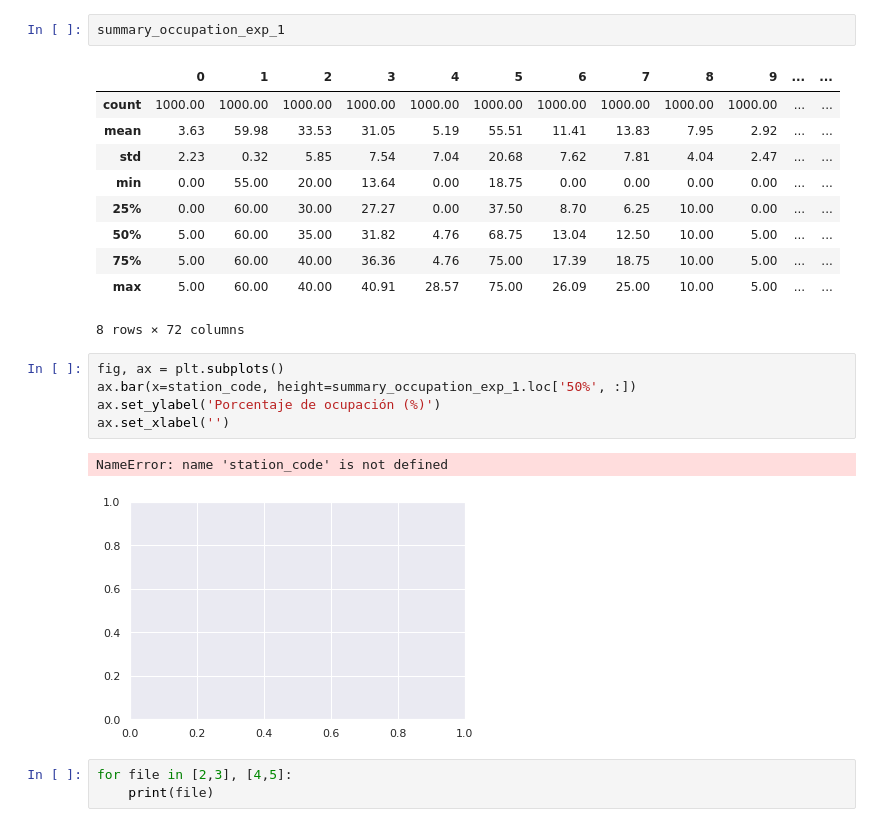
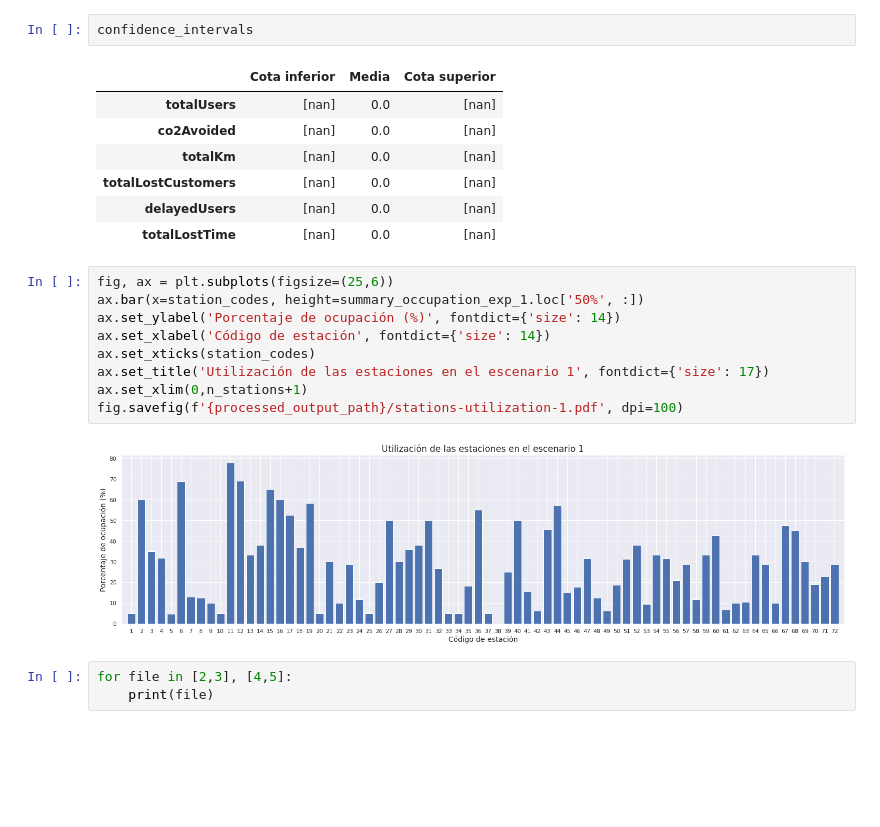
Before and after one commit to agustindangelo/mibicitubici-simulacion, a Jupyter notebook: code/process-output.ipynb, the cells around one changed output. Cells and saved outputs as stored; diff of their text form; blank space fills up the shorter version.

```diff
--- a/code/process-output.ipynb
+++ b/code/process-output.ipynb
@@ -156,24 +268,24 @@ len(stations_results_exp_1)
 # %%
-summary_occupation_exp_1
+confidence_intervals
 # %% [output]
-|  | 0 | 1 | 2 | 3 | 4 | 5 | 6 | 7 | 8 | 9 | ... | ... |
-| count | 1000.00 | 1000.00 | 1000.00 | 1000.00 | 1000.00 | 1000.00 | 1000.00 | 1000.00 | 1000.00 | 1000.00 | ... | ... |
-| mean | 3.63 | 59.98 | 33.53 | 31.05 | 5.19 | 55.51 | 11.41 | 13.83 | 7.95 | 2.92 | ... | ... |
-| std | 2.23 | 0.32 | 5.85 | 7.54 | 7.04 | 20.68 | 7.62 | 7.81 | 4.04 | 2.47 | ... | ... |
-| min | 0.00 | 55.00 | 20.00 | 13.64 | 0.00 | 18.75 | 0.00 | 0.00 | 0.00 | 0.00 | ... | ... |
-| 25% | 0.00 | 60.00 | 30.00 | 27.27 | 0.00 | 37.50 | 8.70 | 6.25 | 10.00 | 0.00 | ... | ... |
-| 50% | 5.00 | 60.00 | 35.00 | 31.82 | 4.76 | 68.75 | 13.04 | 12.50 | 10.00 | 5.00 | ... | ... |
-| 75% | 5.00 | 60.00 | 40.00 | 36.36 | 4.76 | 75.00 | 17.39 | 18.75 | 10.00 | 5.00 | ... | ... |
-| max | 5.00 | 60.00 | 40.00 | 40.91 | 28.57 | 75.00 | 26.09 | 25.00 | 10.00 | 5.00 | ... | ... |
+|  | Cota inferior | Media | Cota superior |
+| totalUsers | [nan] | 0.0 | [nan] |
+| co2Avoided | [nan] | 0.0 | [nan] |
+| totalKm | [nan] | 0.0 | [nan] |
+| totalLostCustomers | [nan] | 0.0 | [nan] |
+| delayedUsers | [nan] | 0.0 | [nan] |
+| totalLostTime | [nan] | 0.0 | [nan] |
-8 rows × 72 columns
 # %%
-fig, ax = plt.subplots()
-ax.bar(x=station_code, height=summary_occupation_exp_1.loc['50%', :])
-ax.set_ylabel('Porcentaje de ocupación (%)')
-ax.set_xlabel('')
+fig, ax = plt.subplots(figsize=(25,6))
+ax.bar(x=station_codes, height=summary_occupation_exp_1.loc['50%', :])
+ax.set_ylabel('Porcentaje de ocupación (%)', fontdict={'size': 14})
+ax.set_xlabel('Código de estación', fontdict={'size': 14})
+ax.set_xticks(station_codes)
+ax.set_title('Utilización de las estaciones en el escenario 1', fontdict={'size': 17})
+ax.set_xlim(0,n_stations+1)
+fig.savefig(f'{processed_output_path}/stations-utilization-1.pdf', dpi=100)
 # %% [output]
-NameError: name 'station_code' is not defined
-[figure, old version]
+[figure, new version]
 # %%
 for file in [2,3], [4,5]:
     print(file)
```
Also changed, not shown: parts of 5 cells of this notebook, 1 other file.
